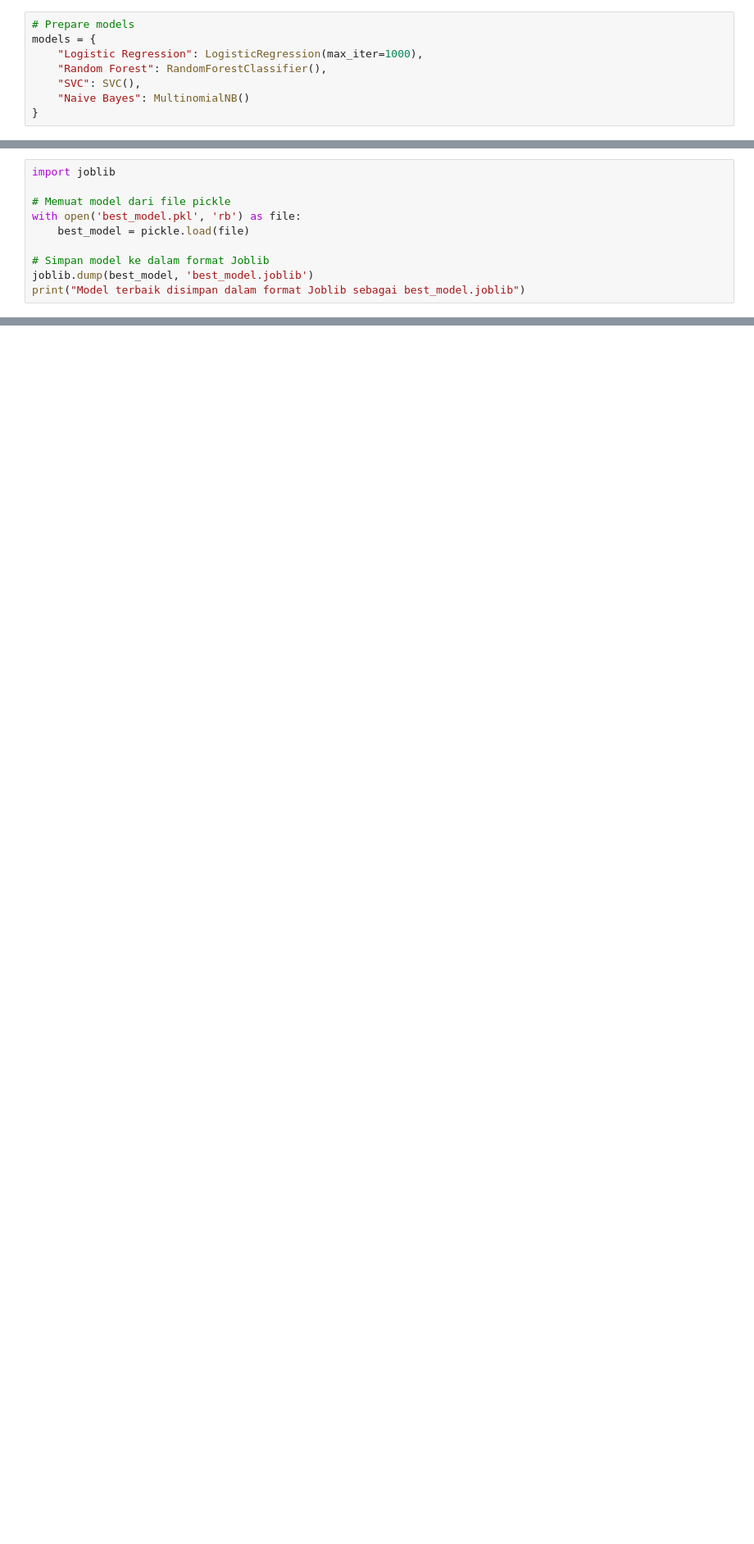
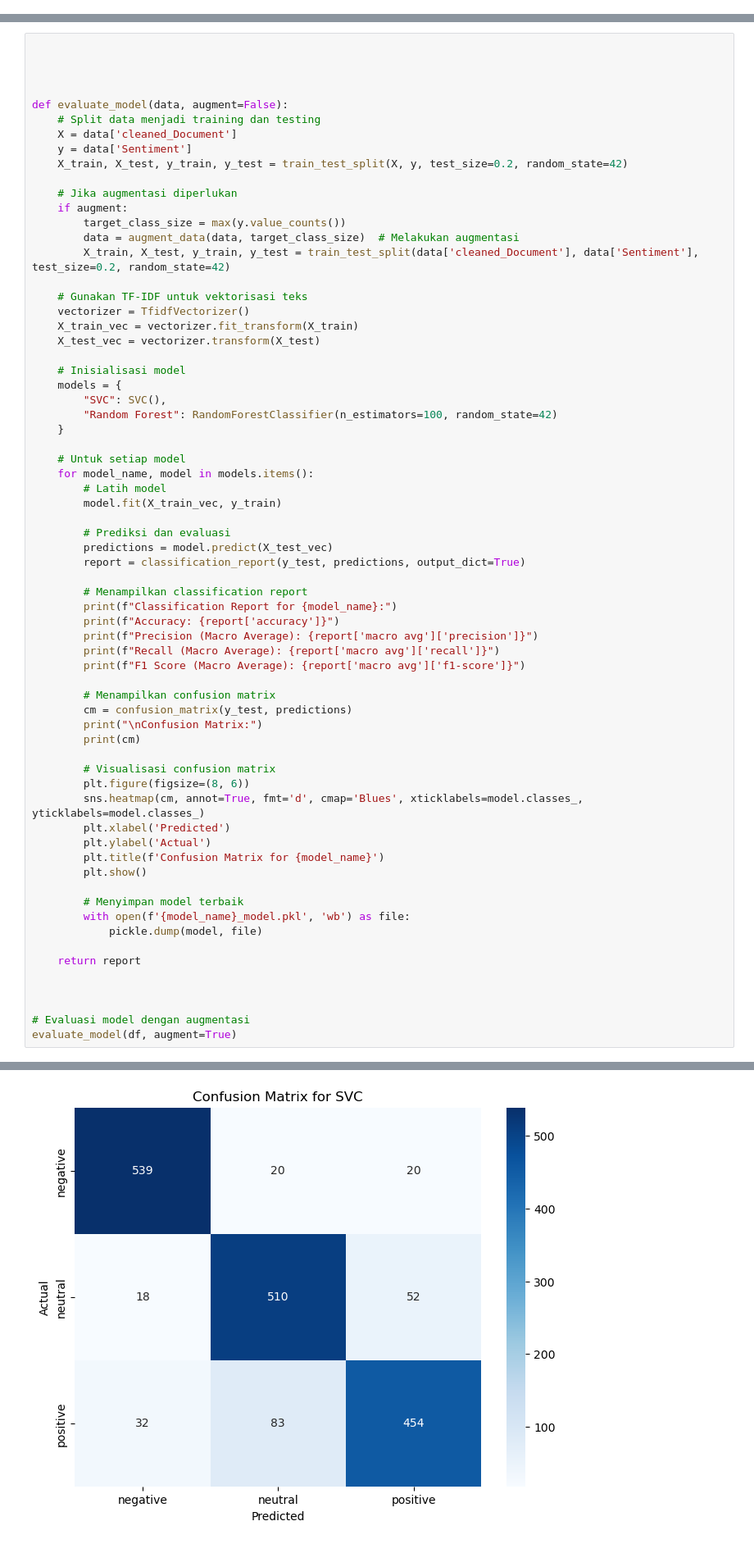
Before and after one commit to akmalmnaim/Financial-News-Sentiment-Analysis-Classification, a Jupyter notebook: Financial News Sentiment Analysis.ipynb, the cells around one changed output, grey strips where cells are left out. Shown at 82% size. Cells and saved outputs as stored; diff of their text form; blank space fills up the shorter version.

```diff
--- a/Financial News Sentiment Analysis.ipynb
+++ b/Financial News Sentiment Analysis.ipynb
@@ -477,8 +223,0 @@ def augment_data(df, target_class_size):
-# %%
-# Prepare models
-models = {
-    "Logistic Regression": LogisticRegression(max_iter=1000),
-    "Random Forest": RandomForestClassifier(),
-    "SVC": SVC(),
-    "Naive Bayes": MultinomialNB()
-}
@@ -628,10 +266,0 @@ Model terbaik disimpan dalam format pickle sebagai best_model.pkl
-# %%
-import joblib
-
-# Memuat model dari file pickle
-with open('best_model.pkl', 'rb') as file:
-    best_model = pickle.load(file)
-
-# Simpan model ke dalam format Joblib
-joblib.dump(best_model, 'best_model.joblib')
-print("Model terbaik disimpan dalam format Joblib sebagai best_model.joblib")
@@ -807,0 +285,68 @@ The model performed exceptionally well, indicating a strong predictive capabilit
+# %%
+
+
+
+
+def evaluate_model(data, augment=False):
+    # Split data menjadi training dan testing
+    X = data['cleaned_Document']
+    y = data['Sentiment']
+    X_train, X_test, y_train, y_test = train_test_split(X, y, test_size=0.2, random_state=42)
+
+    # Jika augmentasi diperlukan
+    if augment:
+        target_class_size = max(y.value_counts())
+        data = augment_data(data, target_class_size)  # Melakukan augmentasi
+        X_train, X_test, y_train, y_test = train_test_split(data['cleaned_Document'], data['Sentiment'], test_size=0.2, random_state=42)
+
+    # Gunakan TF-IDF untuk vektorisasi teks
+    vectorizer = TfidfVectorizer()
+    X_train_vec = vectorizer.fit_transform(X_train)
+    X_test_vec = vectorizer.transform(X_test)
+
+    # Inisialisasi model
+    models = {
+        "SVC": SVC(),
+        "Random Forest": RandomForestClassifier(n_estimators=100, random_state=42)
+    }
+
+    # Untuk setiap model
+    for model_name, model in models.items():
+        # Latih model
+        model.fit(X_train_vec, y_train)
+
+        # Prediksi dan evaluasi
+        predictions = model.predict(X_test_vec)
+        report = classification_report(y_test, predictions, output_dict=True)
+
+        # Menampilkan classification report
+        print(f"Classification Report for {model_name}:")
+        print(f"Accuracy: {report['accuracy']}")
+        print(f"Precision (Macro Average): {report['macro avg']['precision']}")
+        print(f"Recall (Macro Average): {report['macro avg']['recall']}")
+        print(f"F1 Score (Macro Average): {report['macro avg']['f1-score']}")
+
+        # Menampilkan confusion matrix
+        cm = confusion_matrix(y_test, predictions)
+        print("\nConfusion Matrix:")
+        print(cm)
+
+        # Visualisasi confusion matrix
+        plt.figure(figsize=(8, 6))
+        sns.heatmap(cm, annot=True, fmt='d', cmap='Blues', xticklabels=model.classes_, yticklabels=model.classes_)
+        plt.xlabel('Predicted')
+        plt.ylabel('Actual')
+        plt.title(f'Confusion Matrix for {model_name}')
+        plt.show()
+
+        # Menyimpan model terbaik
+        with open(f'{model_name}_model.pkl', 'wb') as file:
+            pickle.dump(model, file)
+
+    return report
+
+
+
+# Evaluasi model dengan augmentasi
+evaluate_model(df, augment=True)
+# %% [output]
@@ -807,0 +363 @@ The model performed exceptionally well, indicating a strong predictive capabilit
+[figure, added]
```
Also changed, not shown: parts of 42 cells of this notebook, 7 other files.
